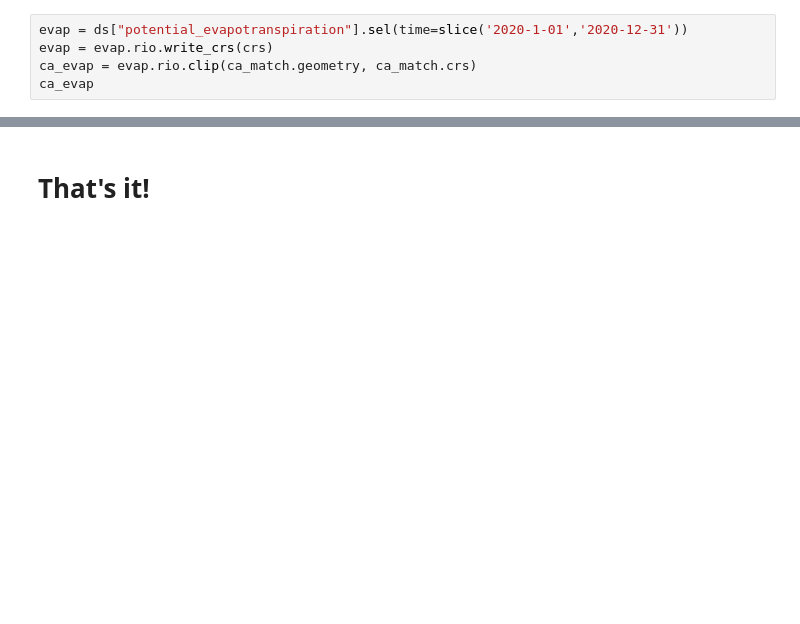
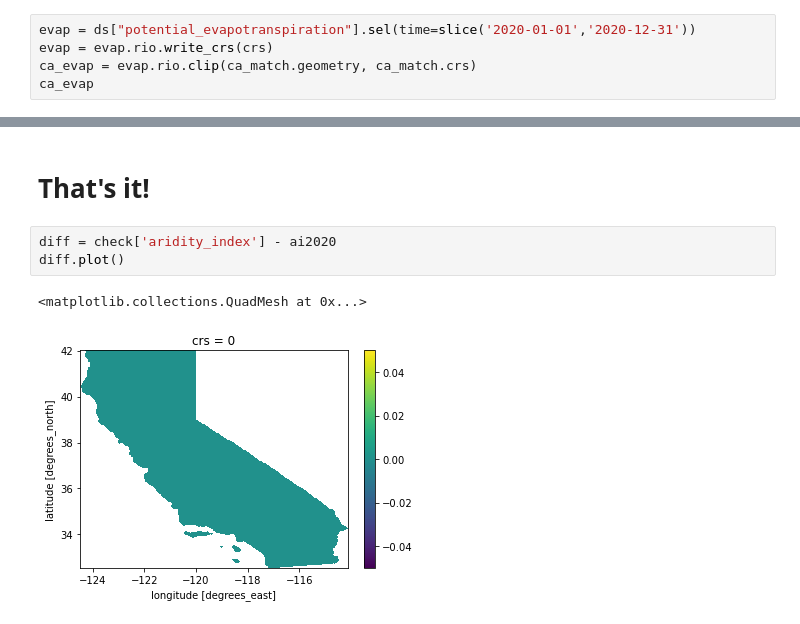
Before and after one commit to carmengg/PlanetComp_aridity_layer, a Jupyter notebook: ca_aridity_TRIALS.ipynb, the cells around one changed output, grey strips where cells are left out. Drawn from its saved outputs; the diff is of its cells as text; blank space fills up the shorter version.

```diff
--- a/ca_aridity_TRIALS.ipynb
+++ b/ca_aridity_TRIALS.ipynb
@@ -132,7 +132,7 @@ mm
 ## PREPARING EVAPOTRANSPIRATION DATA
 We do the same data selection and masking for the evapotranspiration data.
 # %%
-evap = ds["potential_evapotranspiration"].sel(time=slice('2020-1-01','2020-12-31'))
+evap = ds["potential_evapotranspiration"].sel(time=slice('2020-01-01','2020-12-31'))
 evap = evap.rio.write_crs(crs)
 ca_evap = evap.rio.clip(ca_match.geometry, ca_match.crs)
 ca_evap
@@ -554,2 +555,8 @@ check['aridity_regions'].plot()
 # %% [markdown]
 # That's it!
+# %%
+diff = check['aridity_index'] - ai2020
+diff.plot()
+# %% [output]
+<matplotlib.collections.QuadMesh at 0x...>
+[figure, added]
```
Also changed, not shown: parts of 3 cells of this notebook, 1 other file.
